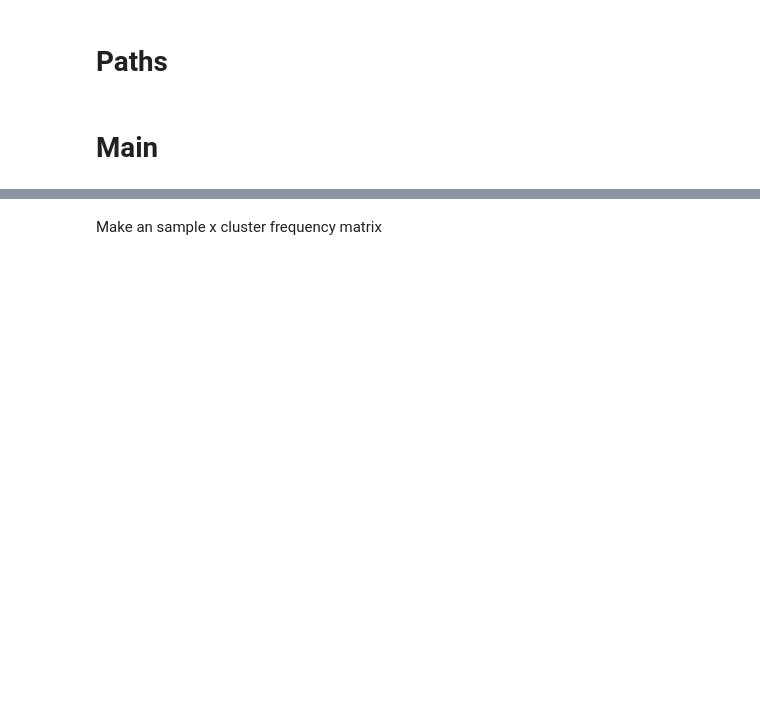
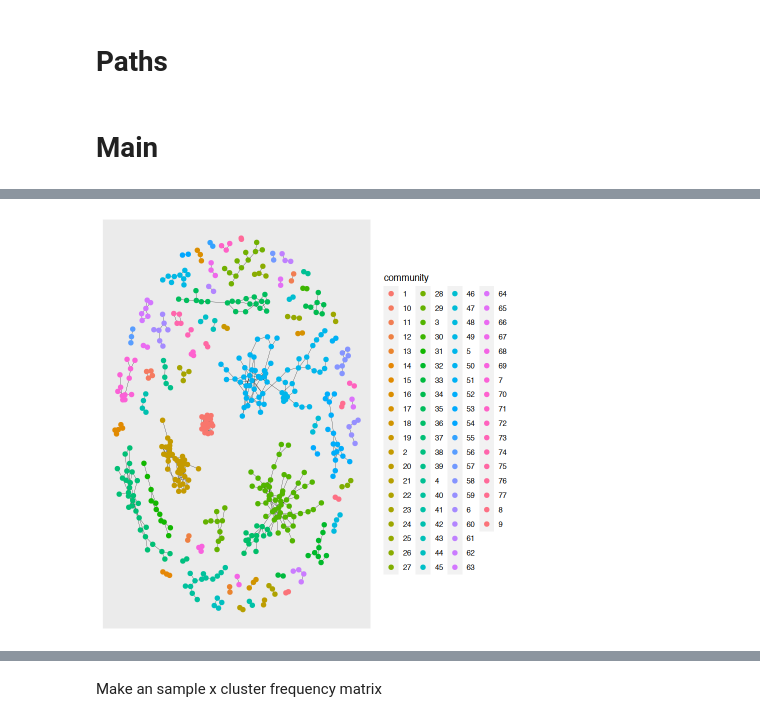
Before and after one commit to pughlab/ped_CapTCRseq, a Jupyter notebook: notebooks/000_graph_clusters.ipynb, the cells around one changed output, grey strips where cells are left out. Drawn from its saved outputs; the diff is of its cells as text; code cells hidden in the pictures; blank space fills up the shorter version.

```diff
--- a/notebooks/000_graph_clusters.ipynb
+++ b/notebooks/000_graph_clusters.ipynb
@@ -188,0 +145,6 @@ geom_node_point(aes(color  = Cohort))
+# %%
+ggraph(myg1 , "fr", weights = NULL ) +
+geom_edge_link(edge_width = 0.1, edge_colour = "#000000") +
+geom_node_point(aes(color = community), size = 2)a
+# %% [output]
+[figure, added]
```
Also changed, not shown: parts of 115 cells of this notebook, 3 other files.
